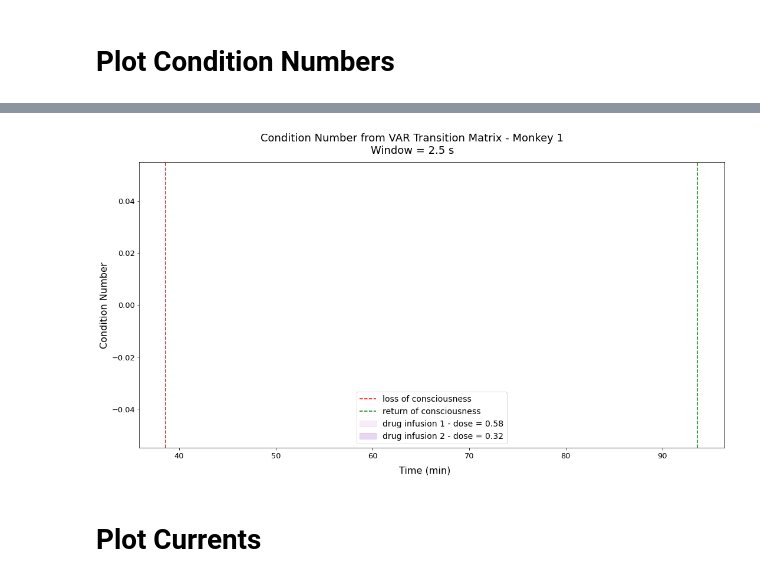
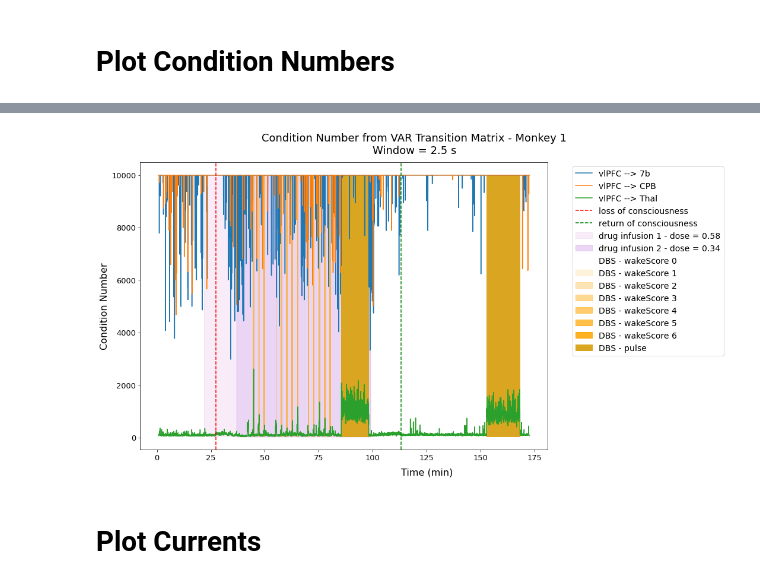
Before and after one commit to adamjeisen/ChaoticConsciousness, a Jupyter notebook: _sandbox/VAR_method/2021-11-04 - Multi Population VAR.ipynb, the cells around one changed output, grey strips where cells are left out. Drawn from its saved outputs; the diff is of its cells as text; code cells hidden in the pictures.

```diff
--- a/_sandbox/VAR_method/2021-11-04 - Multi Population VAR.ipynb
+++ b/_sandbox/VAR_method/2021-11-04 - Multi Population VAR.ipynb
@@ -23,18 +23,19 @@ from utils import get_binary_stimuli, get_sample_interval, load, save, to_string
 ## Load Neural Data
 # %%
 # Mary - propofolPuffTone
-filename = r'/home/adameisen/millerdata/common/datasets/anesthesia/mat/propofolPuffTone/Mary-Anesthesia-20160809-01.mat'
+# filename = r'/home/adameisen/millerdata/common/datasets/anesthesia/mat/propofolPuffTone/Mary-Anesthesia-20160809-01.mat'
 # Mr Jones - propofolPuffTone
 # filename = r'/home/adameisen/millerdata/common/datasets/anesthesia/mat/propofolPuffTone/MrJones-Anesthesia-20160121-01.mat'
 # Mary - propofolWakeup
-# filename = r'/home/adameisen/millerdata/common/datasets/anesthesia/mat/propofolWakeup/Mary-Anesthesia-20170203-02.mat'
+filename = r'/home/adameisen/millerdata/common/datasets/anesthesia/mat/propofolWakeup/Mary-Anesthesia-20170203-02.mat'
 # Mary - propofolWakeup2
 # filename = '/home/adameisen/millerdata/common/datasets/anesthesia/mat/propofolWakeup/Mary-Anesthesia-20161229-02.mat'
 print("Loading data ...")
 start = time.process_time()
-electrode_info, lfp, lfp_schema, session_info, trial_info, unit_info = loadmat(filename, variables=['electrodeInfo', 'lfp', 'lfpSchema', 'sessionInfo', 'trialInfo', 'unitInfo'], verbose=False)
+# electrode_info, lfp, lfp_schema, session_info, trial_info, unit_info = loadmat(filename, variables=['electrodeInfo', 'lfp', 'lfpSchema', 'sessionInfo', 'trialInfo', 'unitInfo'], verbose=False)
+electrode_info, lfp_schema, session_info, trial_info, unit_info = loadmat(filename, variables=['electrodeInfo', 'lfpSchema', 'sessionInfo', 'trialInfo', 'unitInfo'], verbose=False)
 dt = lfp_schema['smpInterval'][0]
-T = lfp.shape[0]
+# T = lfp.shape[0]
 
 f = h5py.File(filename, 'r')
 airPuff_binary, audio_binary = get_binary_stimuli(f)
@@ -77,7 +78,10 @@ for window in [2.5]:
 # %% [markdown]
 # Plotting
 # %%
-datafile_path = "/home/adameisen/Documents/MIT/code/ChaoticConsciousness/__data__/VAR/Mary_multipop/results_window_2.5_stride_2.5_PCA_dim_-1"
+# datafile_path = "/home/adameisen/Documents/MIT/code/ChaoticConsciousness/__data__/VAR/Mary_multipop/results_window_2.5_stride_2.5_PCA_dim_-1"
+data_path = "/home/adameisen/Documents/MIT/code/ChaoticConsciousness/__data__/VAR/Mary_DBS_multipop"
+file = "results_window_2.5_stride_2.5_PCA_dim_-1"
+datafile_path = os.path.join(data_path, file)
 results = load(datafile_path)
 # %%
 # filename = results['params']['filename']
@@ -192,6 +215,7 @@ min_val = np.Inf
 max_val = -np.Inf
 
 min_cn = -np.Inf
+max_cn = np.Inf
 max_cn = 10000
 
 start_ind = 20
@@ -202,16 +226,38 @@ end_ind = results['eigs'].shape[0]
 # else:
 #     areas_colors = [('vlPFC', 'C0'), ('FEF', 'skyblue'), ('CPB', 'lightsteelblue'), ('7b', 'slategray')]
 
+if np.sum(session_info['eyesOpen']) < 10:
+    eyeclose_ind = int(session_info['eyesClose'][0]/stride)
+    eyeopen_ind = int(session_info['eyesClose'][1]/stride)
+else:
+    eyeclose_ind = int(session_info['eyesClose'][-1]/stride)
+    eyeopen_ind = int(session_info['eyesOpen'][-1]/stride)
 for area1 in np.unique(electrode_info['area']):
     for area2 in np.unique(electrode_info['area']):
-        if area1 != area2 and ((area1, area2) == ('vlPFC', 'Thal') or (area1, area2) == ('Thal', 'vlPFC') or (area1, area2) == ('Thal', '7b')):
+#         if area1 != area2 and ((area1, area2) == ('vlPFC', 'Thal') or (area1, area2) == ('Thal', 'vlPFC') or (area1, area2) == ('Thal', '7b')):
 #         if area1 != area2 and area2 == 'vlPFC' and area1 != 'FEF':
-            start_times = np.arange(multipop_CIs[area][area].shape[0])*stride/60
+        if area1 != area2 and area1 == 'vlPFC' and area2 != 'FEF':
+            start_times = np.arange(multipop_CIs[area1][area2].shape[0])*stride/60
 
         #     unit_indices = np.arange(len(electrode_info['area']))[pd.Series(electrode_info['area']).isin([area])]
         #     criticality_inds = results['eigs'][:, unit_indices].mean(axis=1)
             condition_numbers = np.array([multipop_CIs[area1][area2][t][0]/multipop_CIs[area1][area2][t][-1] for t in range(multipop_CIs[area1][area2].shape[0])])
+#             print(f"{area1} --> {area2}")
+#             print("UNCLIPPED")
+#             print("mean pre LOC")
+#             print(condition_numbers[:eyeclose_ind].mean())
+#             print("mean during LOC")
+#             print(condition_numbers[eyeclose_ind:eyeopen_ind].mean())
+#             print("mean post LOC")
+#             print(condition_numbers[eyeopen_ind:].mean())
             condition_numbers = np.clip(condition_numbers, min_cn, max_cn)
+#             print("CLIPPED")
+#             print("mean pre LOC")
+#             print(condition_numbers[:eyeclose_ind].mean())
+#             print("mean during LOC")
+#             print(condition_numbers[eyeclose_ind:eyeopen_ind].mean())
+#             print("mean post LOC")
+#             print(condition_numbers[eyeopen_ind:].mean())
 
             start_times = start_times[start_ind:]
             condition_numbers = condition_numbers[start_ind:]
@@ -221,46 +267,59 @@ for area1 in np.unique(electrode_info['area']):
                 min_val = condition_numbers.min()
             if condition_numbers.max() > max_val:
                 max_val = condition_numbers.max()
+
+
 
 # min_val = criticality_inds.min()
 # max_val = criticality_inds.max()
 
 ax.fill_between(np.arange(session_info['drugStart'][0], session_info['drugEnd'][0], stride)/60,
                                 min_val, max_val, color='plum', alpha=0.2, label=f"drug infusion 1 - dose = {session_info['drugDose'][0]}")
 ax.fill_between(np.arange(session_info['drugStart'][1], session_info['drugEnd'][1], stride)/60,
                         min_val, max_val, color='darkorchid', alpha=0.2, label=f"drug infusion 2 - dose = {session_info['drugDose'][1]}")
 
 if np.sum(session_info['eyesOpen']) < 10:
     plt.axvline(session_info['eyesClose'][0]/60, linestyle='--', c='red', label="loss of consciousness")
     plt.axvline(session_info['eyesClose'][1]/60, linestyle='--', c='green', label="return of consciousness")
 else:
     plt.axvline(session_info['eyesClose'][-1]/60 if isinstance(session_info['eyesClose'], np.ndarray) else session_info['eyesClose']/60, linestyle='--', c='red', label="loss of consciousness")
     plt.axvline(session_info['eyesOpen'][-1]/60 if isinstance(session_info['eyesOpen'], np.ndarray) else session_info['eyesOpen']/60, linestyle='--', c='green', label="return of consciousness")
 
 
+# NOT SPLIT BY SCORE
+# if 'Wakeup' in data_path or 'DBS' in data_path:
+#     dbs_bool = np.zeros(len(criticality_inds))
+#     for i, (t_on, t_off, timing_type) in enumerate(zip(trial_info['dbs_stimOn'], trial_info['dbs_stimOff'], trial_info['dbs_timingType'])):
+#         if timing_type == 'train':
+#             dbs_bool[int(t_on/stride) - start_ind:int(t_off/stride) - start_ind] = 1
+
+#     ax.fill_between(start_times, min_val, max_val, where=dbs_bool, color='orange', alpha=0.6, label='DBS')
+
+# SPLIT BY SCORE
 if 'Wakeup' in data_path or 'DBS' in data_path:
-    dbs_bool = np.zeros(results['eigs'].shape[0] - start_ind)
-    dbs_pulse_bool = np.zeros(results['eigs'].shape[0] - start_ind)
-    for i, (t_on, t_off, timing_type) in enumerate(zip(trial_info['dbs_stimOn'], trial_info['dbs_stimOff'], trial_info['dbs_timingType'])):
+    dbs_bool = np.zeros((7, len(criticality_inds)))
+    dbs_pulse_bool = np.zeros(len(criticality_inds))
+    for i, (t_on, t_off, timing_type, score) in enumerate(zip(trial_info['dbs_stimOn'], trial_info['dbs_stimOff'], trial_info['dbs_timingType'], trial_info['dbs_wakeScore'])):
         if timing_type == 'train':
-            dbs_bool[int(t_on/stride) - start_ind:int(t_off/stride) - start_ind] = 1
+            score = int(score)
+            dbs_bool[score, int(t_on/stride) - start_ind:int(t_off/stride) - start_ind] = 1
         if timing_type == 'pulse':
             dbs_pulse_bool[int(t_on/stride) - start_ind:int(t_off/stride) - start_ind] = 1
 
-    ax.fill_between(start_times, min_val, max_val, where=dbs_bool, color='orange', alpha=0.6, label='DBS')
-    ax.fill_between(start_times, min_val, max_val, where=dbs_pulse_bool, color='goldenrod', alpha=0.6, label='DBS pulse')
+    for score in range(7):
+        ax.fill_between(start_times, min_val, max_val, where=dbs_bool[score], color='orange', alpha=score/7, label=f'DBS - wakeScore {score}')
+    ax.fill_between(start_times, min_val, max_val, where=dbs_pulse_bool, color='goldenrod', label=f'DBS - pulse')
 
 
-
-ax.legend(fontsize=14)
+ax.legend(fontsize=14, bbox_to_anchor=(1.05, 1), loc='upper left')
 fig.text(0.52, -0.02, 'Time (min)', ha='center', fontsize=16)
 ax.set_ylabel('Condition Number', fontsize=16)
 ax.tick_params(labelsize=13)
 plt.suptitle("Condition Number from VAR Transition Matrix - Monkey 1\nWindow = 2.5 s", fontsize=18)
 plt.tight_layout()
 plt.show()
 # %% [output]
-[figure, old version]
+[figure, new version]
 # %% [markdown]
 # Plot Currents
 # %%
```
Also changed, not shown: parts of 3 cells of this notebook, 7 other files.
